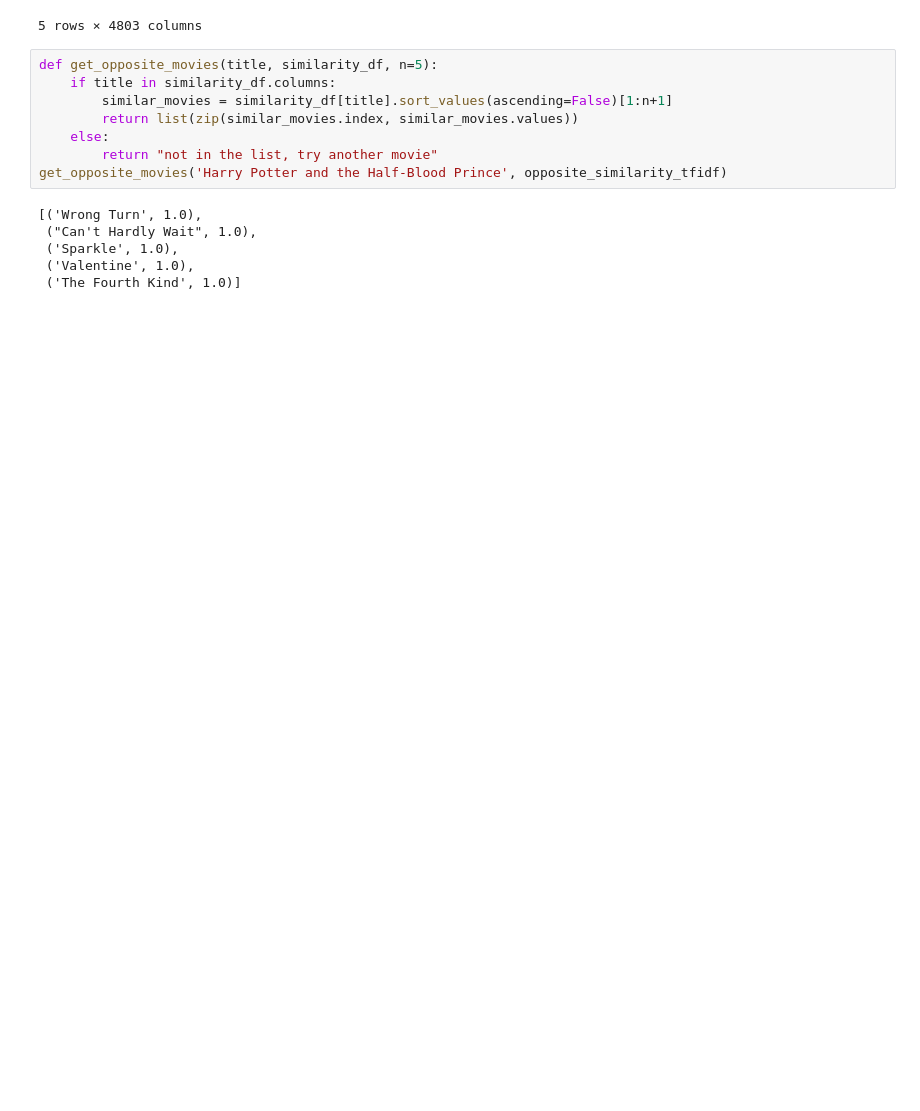
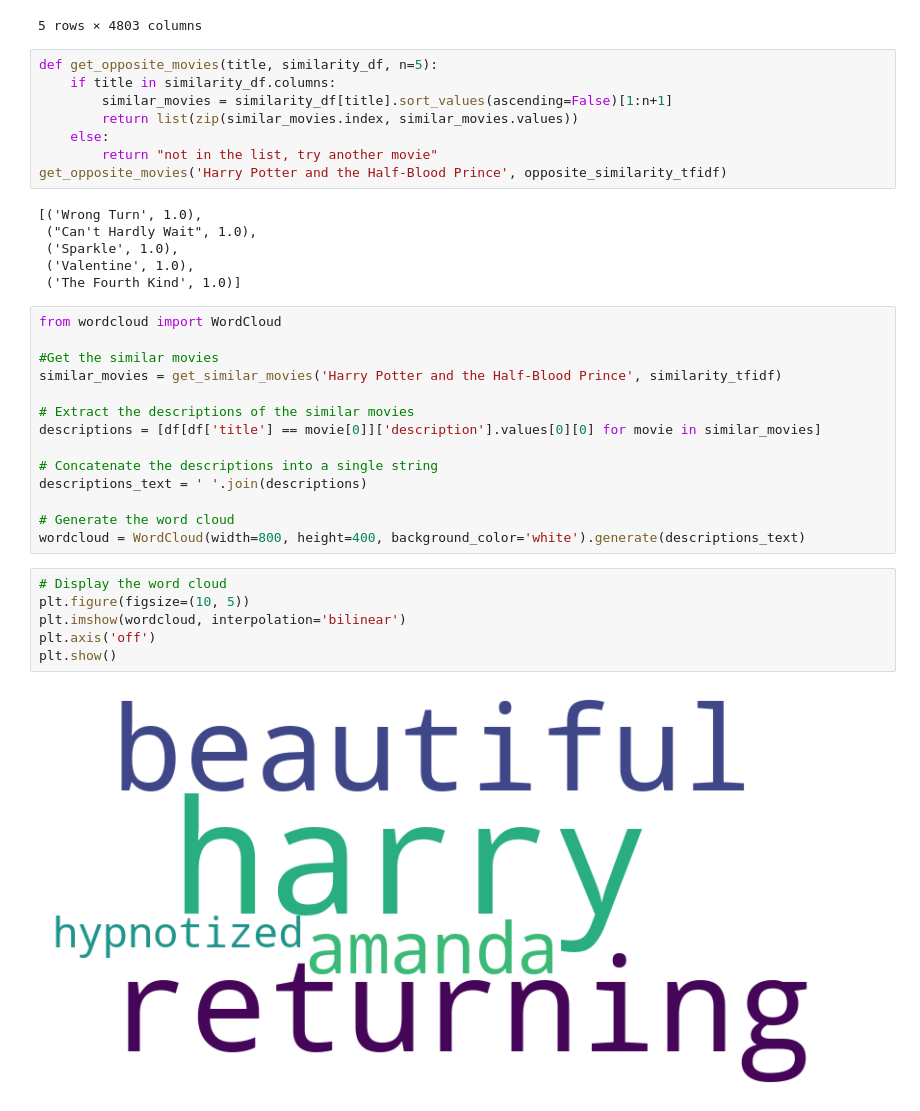
Before and after one commit to jlang62/ml-nlp-exam, a Jupyter notebook: notebooks/02_NLP.ipynb, the cells around one changed output. Drawn from its saved outputs; the diff is of its cells as text; blank space fills up the shorter version.

Commit message:
plots added

```diff
--- a/notebooks/02_NLP.ipynb
+++ b/notebooks/02_NLP.ipynb
@@ -410,3 +410,25 @@ get_opposite_movies('Harry Potter and the Half-Blood Prince', opposite_similarit
  ('Sparkle', 1.0),
  ('Valentine', 1.0),
  ('The Fourth Kind', 1.0)]
+# %%
+from wordcloud import WordCloud
+
+#Get the similar movies
+similar_movies = get_similar_movies('Harry Potter and the Half-Blood Prince', similarity_tfidf)
+
+# Extract the descriptions of the similar movies
+descriptions = [df[df['title'] == movie[0]]['description'].values[0][0] for movie in similar_movies]
+
+# Concatenate the descriptions into a single string
+descriptions_text = ' '.join(descriptions)
+
+# Generate the word cloud
+wordcloud = WordCloud(width=800, height=400, background_color='white').generate(descriptions_text)
+# %%
+# Display the word cloud
+plt.figure(figsize=(10, 5))
+plt.imshow(wordcloud, interpolation='bilinear')
+plt.axis('off')
+plt.show()
+# %% [output]
+[figure, added]
```
Also changed, not shown: parts of 2 cells of this notebook.
